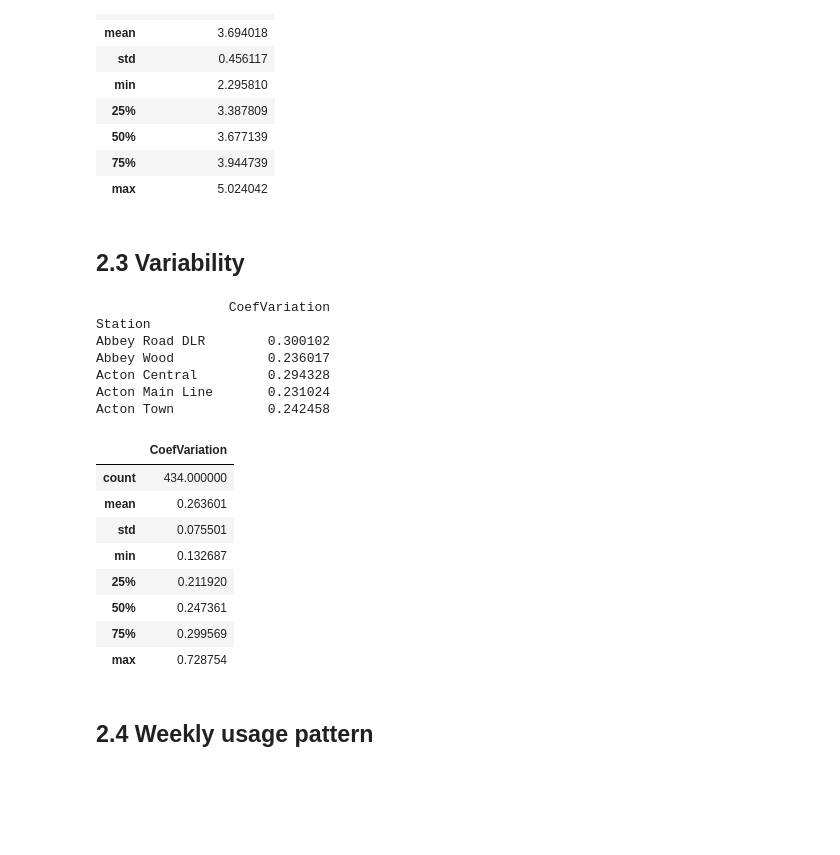
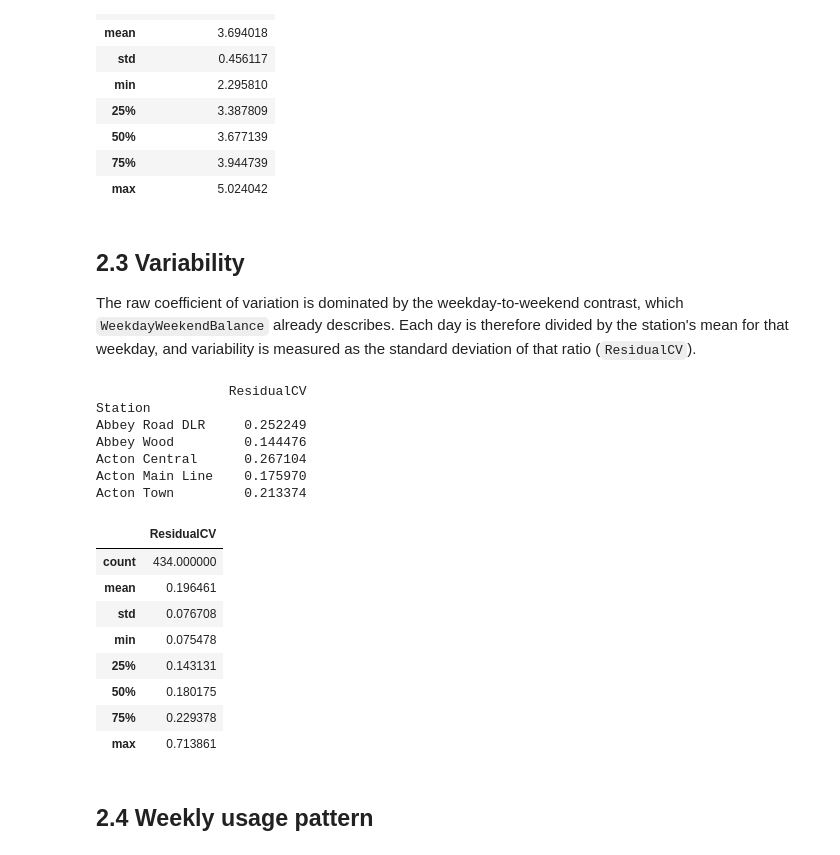
Before and after one commit to psyme95/tfl-station-demand, a Jupyter notebook: notebooks/2_Cluster_Feature_Engineering.ipynb, the cells around one changed output. Cells and saved outputs as stored; diff of their text form; code cells hidden in the pictures; blank space fills up the shorter version.

```diff
--- a/notebooks/2_Cluster_Feature_Engineering.ipynb
+++ b/notebooks/2_Cluster_Feature_Engineering.ipynb
@@ -57,33 +57,35 @@ Acton Town                3.833960
 | max | 5.024042 |
 # %% [markdown]
 ## 2.3 Variability
+
+The raw coefficient of variation is dominated by the weekday-to-weekend contrast, which `WeekdayWeekendBalance` already describes. Each day is therefore divided by the station's mean for that weekday, and variability is measured as the standard deviation of that ratio (`ResidualCV`).
 # %%
-traffic_variability = (raw[["Station", "EntryTapCount"]]
-      .groupby("Station")
-      .agg("std")
-      .assign(CoefVariation=lambda d: d["EntryTapCount"] / raw.groupby("Station")["EntryTapCount"].mean())
-      .drop("EntryTapCount", axis="columns")
-      )
+dow_mean = raw.groupby(["Station", "DayNum"])["EntryTapCount"].transform("mean")
+traffic_variability = ((raw["EntryTapCount"] / dow_mean)
+                       .groupby(raw["Station"])
+                       .std()
+                       .rename("ResidualCV")
+                       .to_frame())
 
 print(traffic_variability.head(), "\n")
 traffic_variability.describe()
 # %% [output]
-                 CoefVariation
+                 ResidualCV
 Station
-Abbey Road DLR        0.300102
-Abbey Wood            0.236017
-Acton Central         0.294328
-Acton Main Line       0.231024
-Acton Town            0.242458
+Abbey Road DLR     0.252249
+Abbey Wood         0.144476
+Acton Central      0.267104
+Acton Main Line    0.175970
+Acton Town         0.213374
-|  | CoefVariation |
+|  | ResidualCV |
 | count | 434.000000 |
-| mean | 0.263601 |
-| std | 0.075501 |
-| min | 0.132687 |
-| 25% | 0.211920 |
-| 50% | 0.247361 |
-| 75% | 0.299569 |
-| max | 0.728754 |
+| mean | 0.196461 |
+| std | 0.076708 |
+| min | 0.075478 |
+| 25% | 0.143131 |
+| 50% | 0.180175 |
+| 75% | 0.229378 |
+| max | 0.713861 |
 # %% [markdown]
 ## 2.4 Weekly usage pattern
 # %%
```
Also changed, not shown: parts of 4 cells of this notebook, 2 other files.
